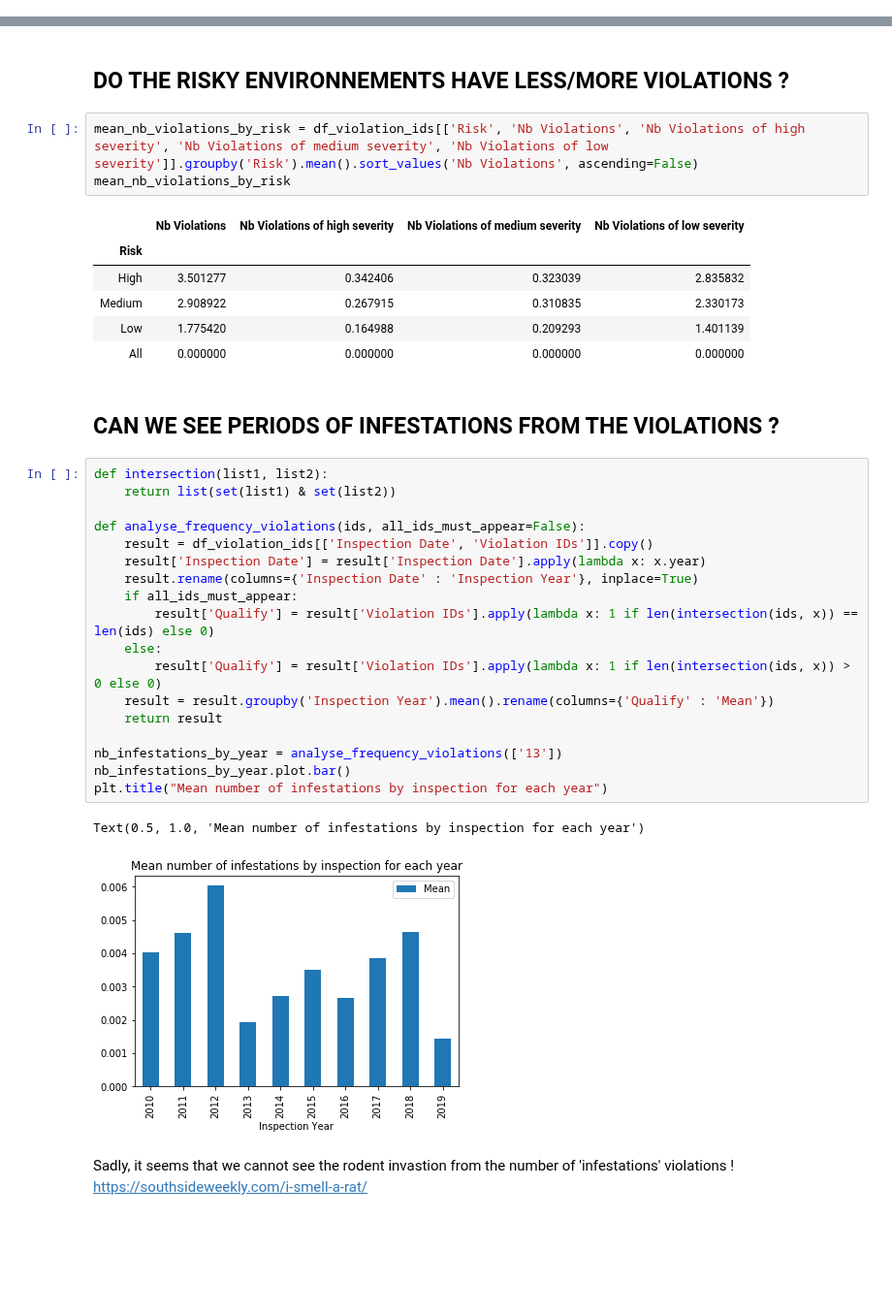
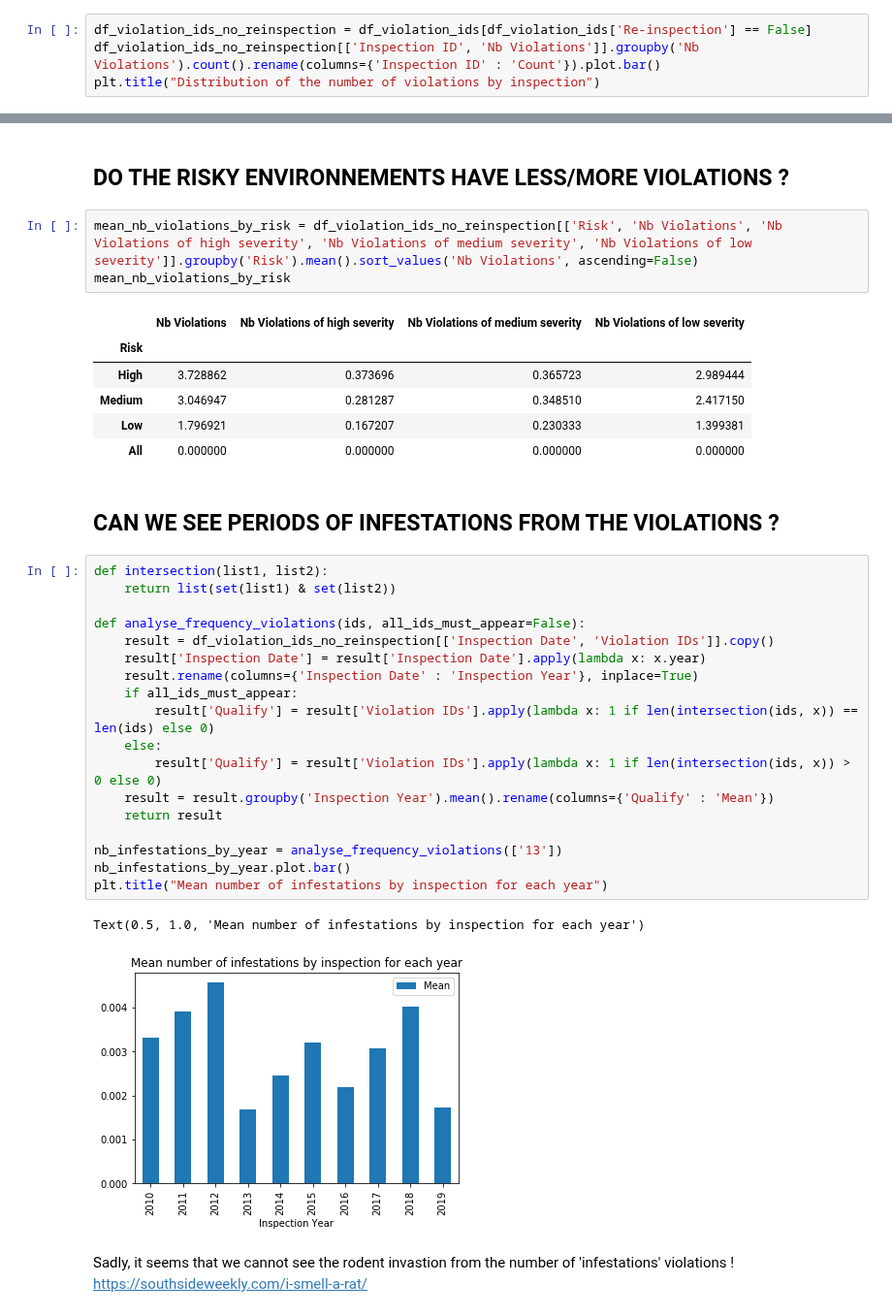
Before and after one commit to VodopaDev/CS401-Chicago-Crime-Analysis, a Jupyter notebook: violations.ipynb, the cells around one changed output, grey strips where cells are left out. Shown at 97% size. Saved outputs shown, nothing was run; the diff lists cells and outputs as text; blank space fills up the shorter version.

```diff
--- a/violations.ipynb
+++ b/violations.ipynb
@@ -221,3 +239,7 @@ df_violation_ids[['Nb Violations', 'Nb Violations of high severity', 'Nb Violati
 | 2 | 6 | 0 | 0 | 6 |
 | 3 | 5 | 1 | 0 | 4 |
 | 4 | 10 | 1 | 1 | 8 |
+# %%
+df_violation_ids_no_reinspection = df_violation_ids[df_violation_ids['Re-inspection'] == False]
+df_violation_ids_no_reinspection[['Inspection ID', 'Nb Violations']].groupby('Nb Violations').count().rename(columns={'Inspection ID' : 'Count'}).plot.bar()
+plt.title("Distribution of the number of violations by inspection")
@@ -395,38 +420,38 @@ mean_nb_violations_by_inspection_type
 # %% [markdown]
 ## DO THE RISKY ENVIRONNEMENTS HAVE LESS/MORE VIOLATIONS ? ##
 # %%
-mean_nb_violations_by_risk = df_violation_ids[['Risk', 'Nb Violations', 'Nb Violations of high severity', 'Nb Violations of medium severity', 'Nb Violations of low severity']].groupby('Risk').mean().sort_values('Nb Violations', ascending=False)
+mean_nb_violations_by_risk = df_violation_ids_no_reinspection[['Risk', 'Nb Violations', 'Nb Violations of high severity', 'Nb Violations of medium severity', 'Nb Violations of low severity']].groupby('Risk').mean().sort_values('Nb Violations', ascending=False)
 mean_nb_violations_by_risk
 # %% [output]
 |  | Nb Violations | Nb Violations of high severity | Nb Violations of medium severity | Nb Violations of low severity |
 | Risk |  |  |  |  |
-| High | 3.501277 | 0.342406 | 0.323039 | 2.835832 |
-| Medium | 2.908922 | 0.267915 | 0.310835 | 2.330173 |
-| Low | 1.775420 | 0.164988 | 0.209293 | 1.401139 |
+| High | 3.728862 | 0.373696 | 0.365723 | 2.989444 |
+| Medium | 3.046947 | 0.281287 | 0.348510 | 2.417150 |
+| Low | 1.796921 | 0.167207 | 0.230333 | 1.399381 |
 | All | 0.000000 | 0.000000 | 0.000000 | 0.000000 |
 # %% [markdown]
 ## CAN WE SEE PERIODS OF INFESTATIONS FROM THE VIOLATIONS ? ##
 # %%
 def intersection(list1, list2):
     return list(set(list1) & set(list2))
 
 def analyse_frequency_violations(ids, all_ids_must_appear=False):
-    result = df_violation_ids[['Inspection Date', 'Violation IDs']].copy()
+    result = df_violation_ids_no_reinspection[['Inspection Date', 'Violation IDs']].copy()
     result['Inspection Date'] = result['Inspection Date'].apply(lambda x: x.year)
     result.rename(columns={'Inspection Date' : 'Inspection Year'}, inplace=True)
     if all_ids_must_appear:
         result['Qualify'] = result['Violation IDs'].apply(lambda x: 1 if len(intersection(ids, x)) == len(ids) else 0)
     else:
         result['Qualify'] = result['Violation IDs'].apply(lambda x: 1 if len(intersection(ids, x)) > 0 else 0)
     result = result.groupby('Inspection Year').mean().rename(columns={'Qualify' : 'Mean'})
     return result
 
 nb_infestations_by_year = analyse_frequency_violations(['13'])
 nb_infestations_by_year.plot.bar()
 plt.title("Mean number of infestations by inspection for each year")
 # %% [output]
 Text(0.5, 1.0, 'Mean number of infestations by inspection for each year')
-[figure, old version]
+[figure, new version]
 # %% [markdown]
 Sadly, it seems that we cannot see the rodent invastion from the number of 'infestations' violations ! https://southsideweekly.com/i-smell-a-rat/
 # %% [markdown]
```
Also changed, not shown: parts of 28 cells of this notebook, 2 other files.
